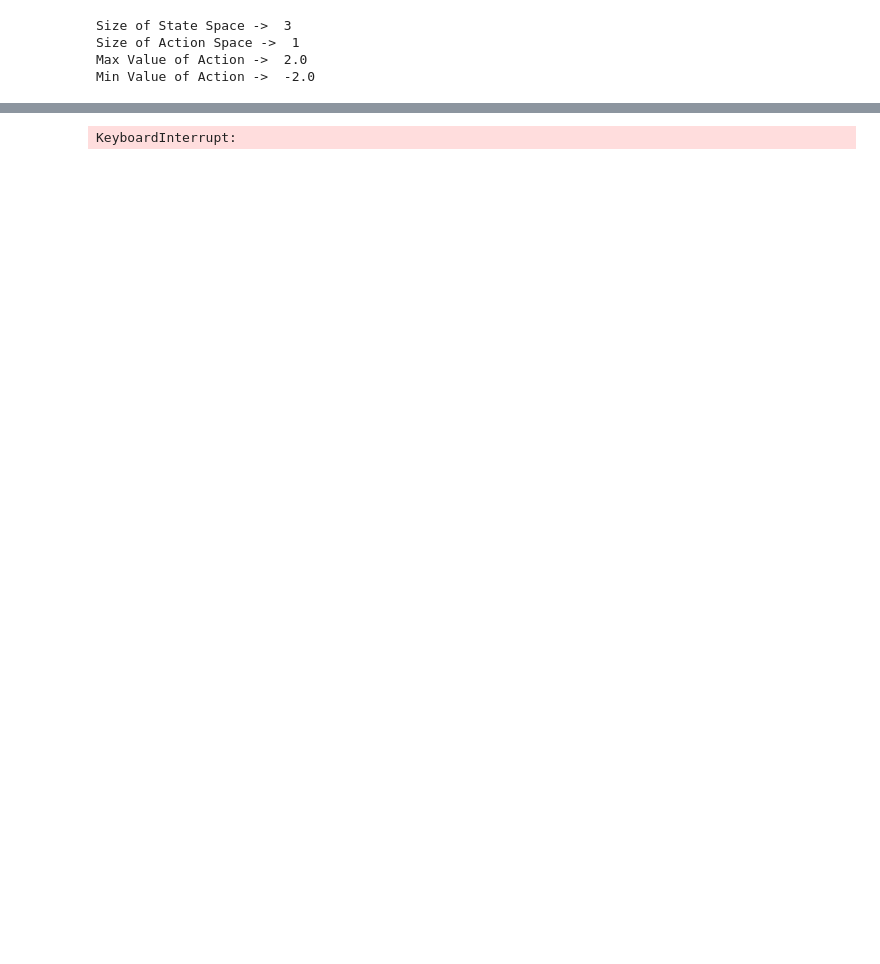
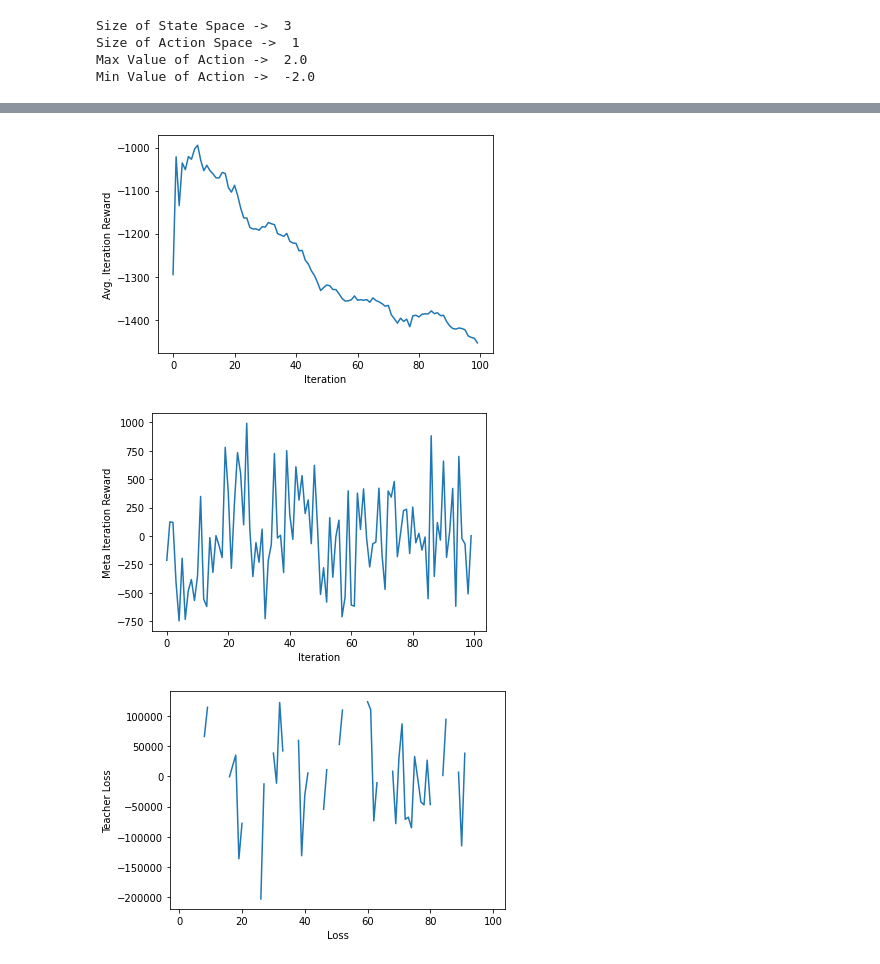
Before and after one commit to Iceglitter632/Meta-Learning, a Jupyter notebook: Meta.ipynb, the cells around one changed output, grey strips where cells are left out. Cells and saved outputs as stored; diff of their text form; code cells hidden in the pictures; blank space fills up the shorter version.

Commit message:
Log teacher loss

```diff
--- a/Meta.ipynb
+++ b/Meta.ipynb
@@ -129,11 +126,8 @@ def get_critic():
     return model
 # %%
 @tf.function
-def ddpg_update(d, actor, actor_optimizer, critic, critic_optimizer, update_critic=True, random=False):
-    if random:
-        state_batch, action_batch, reward_batch, next_state_batch = d.sample
-    else:
-        state_batch, action_batch, reward_batch, next_state_batch = d.batches
+def ddpg_update(d, actor, actor_optimizer, critic, critic_optimizer, update_critic=True):
+    state_batch, action_batch, reward_batch, next_state_batch = d.sample()
 
     if update_critic:
         with tf.GradientTape() as tape:
@@ -226,7 +221,7 @@ teacher_lr = 0.0001
 actor_lr = 0.0001
 critic_lr = 0.001
 
-total_iterations = 10000
+total_iterations = 100
 # Discount factor for future rewards
 gamma = 0.99
 # Used to update target networks
@@ -234,8 +229,14 @@ d0_rollout = 100
 d1_rollout = 200
 pi_rollout = 50
 buffer_capacity = 50000
-log_interval = 10
-history_rewards = []
+log_interval = 50
+
+# To store reward history of each episode
+it_reward_list = []
+# To store average reward history of last few episodes
+avg_reward_list = []
+meta_reward_list = []
+teacher_loss_list = []
 # %%
 # Step 1: Initialize pi
 teacher_actor = get_actor()
@@ -266,6 +265,7 @@ buffer.append(d1.raw)
 # %%
 # Step 4:
 for it in range(total_iterations):
+    print('Iteration', it)
     # Step 5: Generate d0
     data, _ = generate(teacher_actor, d0_rollout)
     d0.append(data)
@@ -273,31 +273,45 @@ for it in range(total_iterations):
     # Step 6: Update pi to temp
     # ********* ddpg_update的optimizer用 actor_optimizer (不知道會不會出事)
     temp = copy(actor)
-    ddpg_update(d0, temp, temp_optimizer, critic, critic_optimizer, update_critic=False)
+    ddpg_update(d0, temp, actor_optimizer, critic, critic_optimizer, update_critic=False)
 
     # Step 7:
     data, meta_pip = generate(temp, d1_rollout)
     d1.append(data)
     meta = meta_pip - meta_pi
+    print('Meta Reward:', meta)
 
     # Step 8:
-    teacher_update(teacher_actor, teacher_actor_optim, teacher_critic, teacher_critic_optim, d0, meta)
+    loss = teacher_update(teacher_actor, teacher_actor_optim, teacher_critic, teacher_critic_optim, d0, meta)
+    print('Teacher Loss:', loss)
+    teacher_loss_list.append(loss)
 
     # Step 9:
     buffer.append(d0.raw)
     buffer.append(d1.raw)
 
     # Step 10:
-    ddpg_update(buffer, actor, actor_optimizer, critic, critic_optimizer, random=True)
-    # meta_pi = meta_pip
+    ddpg_update(buffer, actor, actor_optimizer, critic, critic_optimizer)
     data_temp, meta_pi = generate(actor, d1_rollout)
-    history_rewards.append(meta_pi)
 
-    if it % log_interval == 0:
-        print("Episode {} reward: {}".format(it, meta_pi))
+    meta_reward_list.append(meta)
+    it_reward_list.append(meta_pi)
+    avg_reward = np.mean(it_reward_list[-40:])
+    print("Avg Reward:", avg_reward)
+    avg_reward_list.append(avg_reward)
 
-plt.plot(history_rewards)
-plt.xlabel("Episode")
-plt.ylabel("Avg. Epsiodic Reward")
+plt.plot(avg_reward_list)
+plt.xlabel("Iteration")
+plt.ylabel("Avg. Iteration Reward")
 plt.show()
+
+plt.plot(meta_reward_list)
+plt.xlabel("Iteration")
+plt.ylabel("Meta Iteration Reward")
+plt.show()
+
+plt.plot(teacher_loss_list)
+plt.xlabel("Loss")
+plt.ylabel("Teacher Loss")
+plt.show()
 # %% [output]
@@ -317 +335,3 @@ Episode 120 reward: -1569.193186226533
-KeyboardInterrupt:
+[figure, added]
+[figure, added]
+[figure, added]
```
Also changed, not shown: parts of 4 cells of this notebook.
